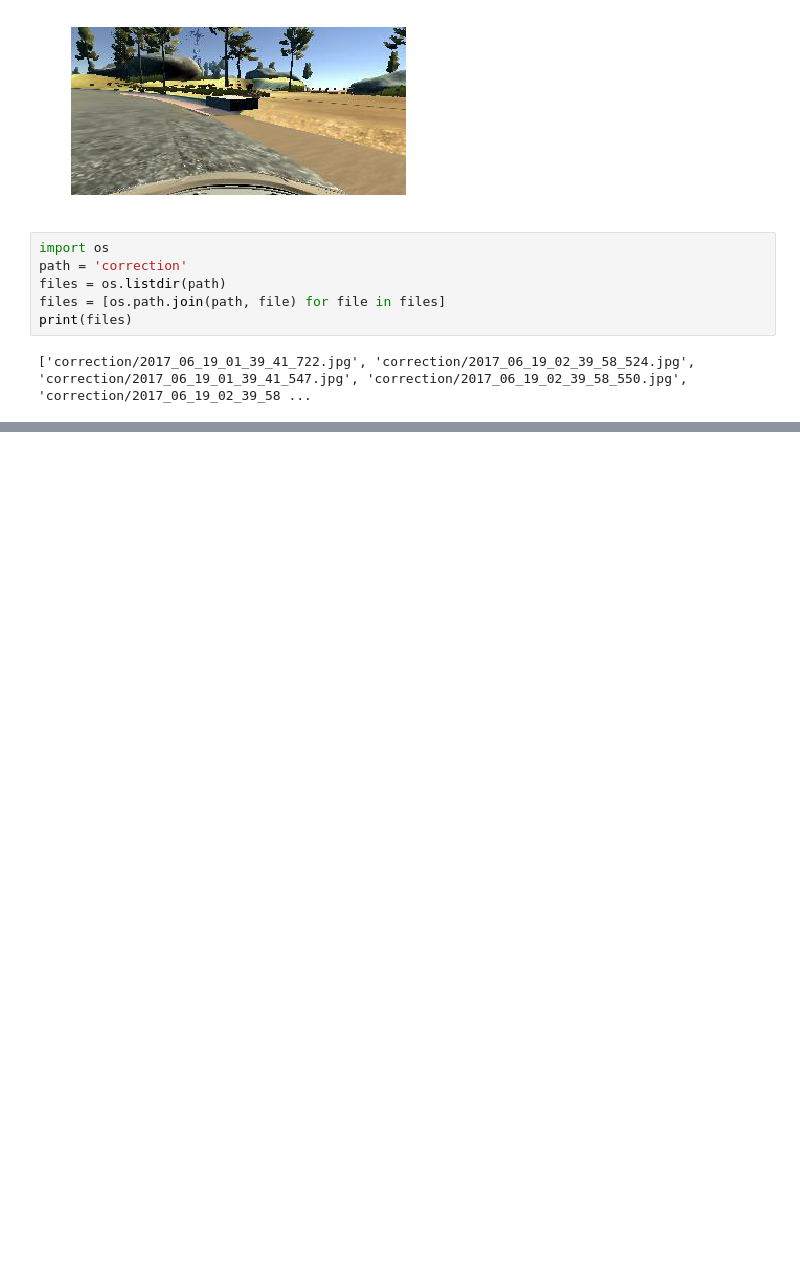
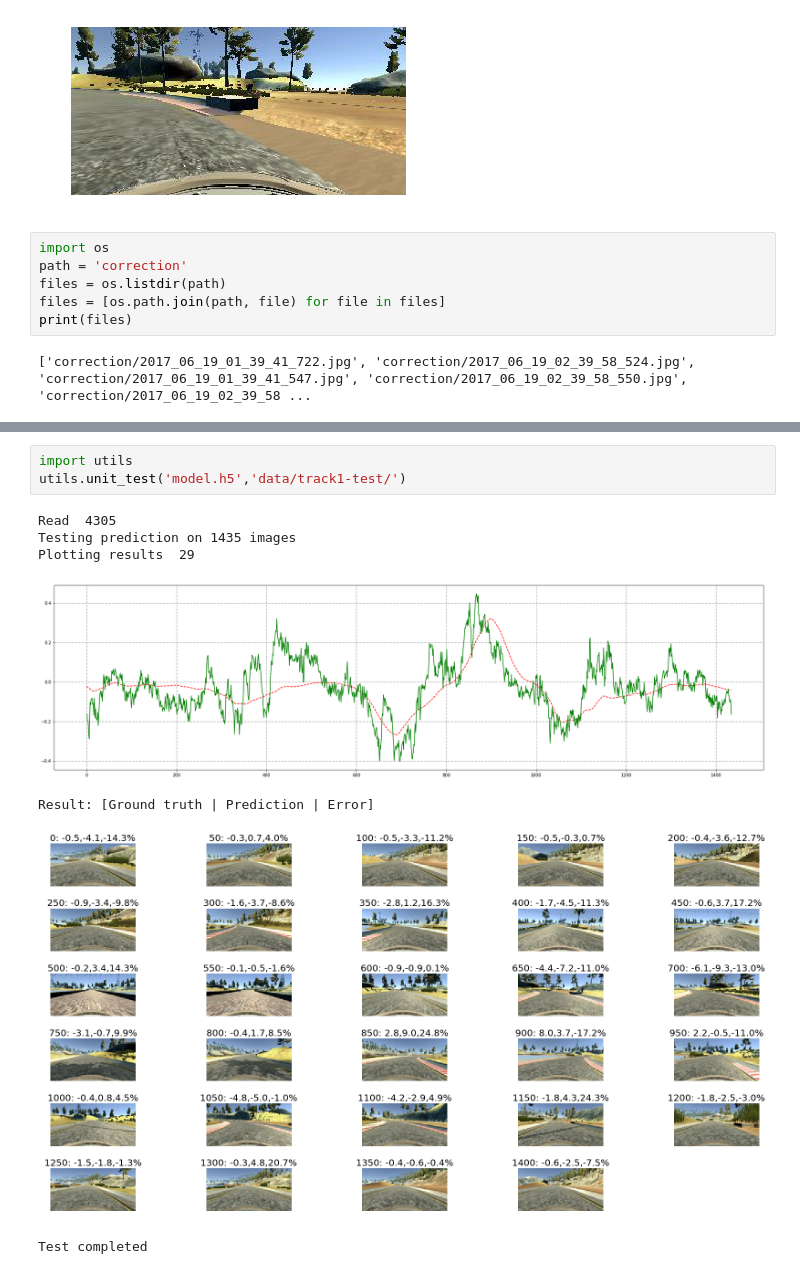
Before and after one commit to malichao/Behavioral-Cloning, a Jupyter notebook: Behavioral_Cloning.ipynb, the cells around one changed output, grey strips where cells are left out. Drawn from its saved outputs; the diff is of its cells as text; blank space fills up the shorter version.

```diff
--- a/Behavioral_Cloning.ipynb
+++ b/Behavioral_Cloning.ipynb
@@ -88,0 +101,11 @@ print(files)
+# %%
+import utils
+utils.unit_test('model.h5','data/track1-test/')
+# %% [output]
+Read  4305
+Testing prediction on 1435 images
+Plotting results  29
+[figure, added]
+Result: [Ground truth | Prediction | Error]
+[figure, added]
+Test completed
```
Also changed, not shown: parts of 2 cells of this notebook.
